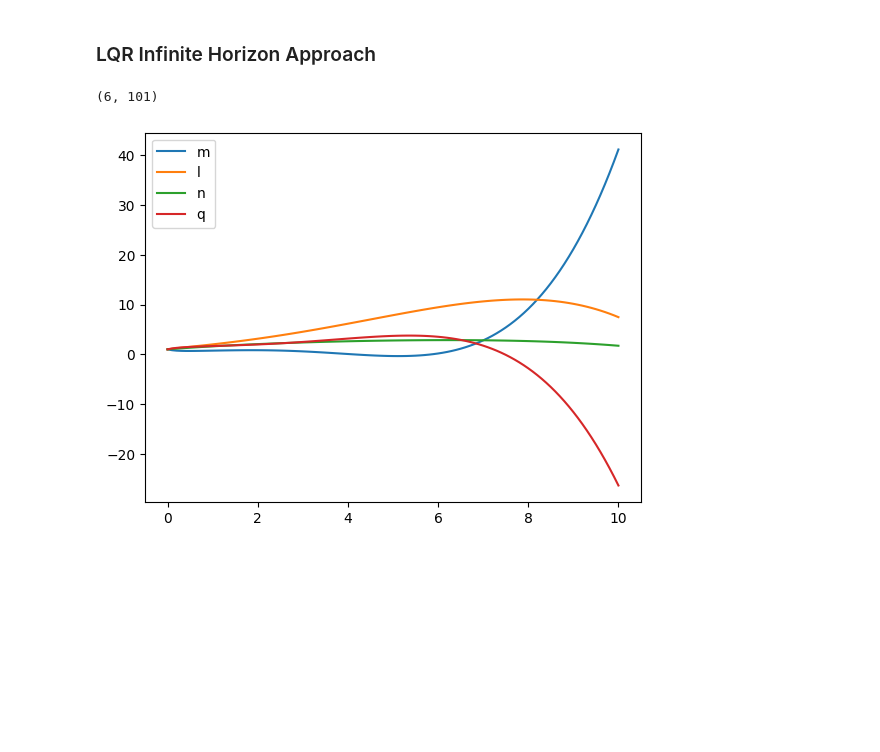
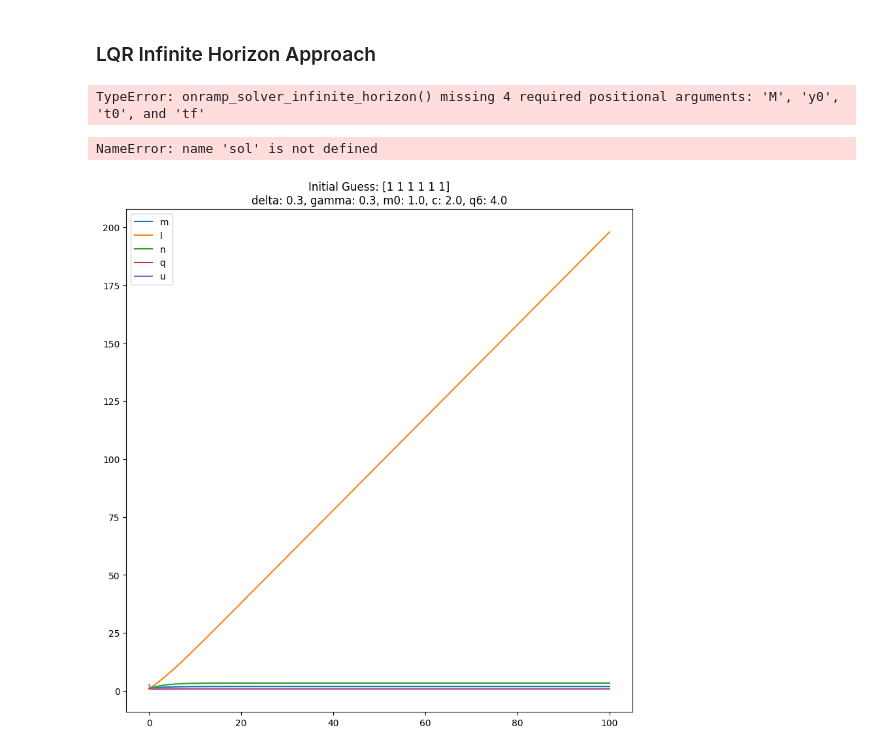
Before and after one commit to btrendler/v4_project_winter, a Jupyter notebook: brigg.ipynb, the cells around one changed output. Drawn from its saved outputs; the diff is of its cells as text; code cells hidden in the pictures; blank space fills up the shorter version.

```diff
--- a/brigg.ipynb
+++ b/brigg.ipynb
@@ -191,8 +191,8 @@ def onramp_solver_infinite_horizon(A, B, Q, R, M, y0, t0, tf):
         return (A - B @ R_inv @ B.T @ P) @ y
 
     # Solve the optimal state evolution
-    sol = solve_ivp(onramp_evolve, [0,1], y0, dense_output=True)
-    return sol
+    sol = solve_ivp(onramp_evolve, [t0,tf], y0, dense_output=True)
+    return sol, P
 # %%
 # Setup initial values and conditions for onramp
 delta, gamma, m0, c = 0.5, 0.3, 1.0, 4.0
@@ -207,7 +207,7 @@ sol = onramp_solver_infinite_horizon(A, B, Q, R)
 
 print(sol.sol(t_space).shape)
 # %% [output]
-(6, 101)
+TypeError: onramp_solver_infinite_horizon() missing 4 required positional arguments: 'M', 'y0', 't0', and 'tf'
 # %%
 plt.plot(t_space, sol.sol(t_space)[2], label="m")
 plt.plot(t_space, sol.sol(t_space)[3], label="l")
@@ -216,9 +216,9 @@ plt.plot(t_space, sol.sol(t_space)[5], label="q")
 plt.legend()
 plt.show()
 # %% [output]
-[figure, removed]
+NameError: name 'sol' is not defined
 # %%
-def multi_step_onramp_finite_horizon(A, B, Q, R, M, y0, tf, num_intervals=10):
+def multi_step_onramp_infinite_horizon(A, B, Q, R, M, y0, tf, num_intervals=10):
     R_inv = np.linalg.inv(R)
     y0 = np.array([1,1,1,1,1,1])
     n_count = 1001
@@ -235,4 +235,40 @@ def multi_step_onramp_finite_horizon(A, B, Q, R, M, y0, tf, num_intervals=10):
     for i in range(len(time_intervals)-1):
         t0, tf = time_intervals[i], time_intervals[i+1]
         t_space = np.linspace(t0, tf, n_count)
-        final_sol, p_sol = onramp_solver_infinite_horizon(A, B, Q, R, M, y0, t0, tf)
+        final_sol, P = onramp_solver_infinite_horizon(A, B, Q, R, M, y0, t0, tf)
+        i0, i1 = i*n_count, (i+1)*n_count
+
+        solution = final_sol.sol(t_space)
+        alpha[i0:i1], beta[i0:i1], m[i0:i1], l[i0:i1], n[i0:i1], q[i0:i1] = solution
+
+        for t in range(n_count):
+            u[i0+t] = (-R_inv @ B.T @ P @ solution[:,t].reshape(-1,1))[0][0]
+
+        y0 = solution[:,-1]
+
+    return alpha, beta, m, l, n, q, u,
+# %%
+delta, gamma, m0, c = .3, 0.3, 1.0, 2.0
+q1, q2, q3, q4, q5, q6 = 0.0, 0.0, 1.0, 0.0, 4.0, 4.0
+r, m = 1.0, 1.0
+n_count = 1001
+tf = 100
+num_intervals = 500
+y0 = np.array([1,1,1,1,1,1])
+t_space = np.linspace(0,tf,num_intervals*n_count)
+
+# Get LQR Matrices and Solve the Ricatti Equations for the state and costate
+A, B, Q, R, M = linearized_init(delta, gamma, m0, c, q1, q2, q3, q4, q5, q6, r, m)
+alpha, beta, m, l, n, q, u = multi_step_onramp_infinite_horizon(A, B, Q, R, M, y0, tf, num_intervals)
+
+plt.figure(figsize=(10,10))
+plt.plot(t_space, m, label=f"m")
+plt.plot(t_space, l, label=f"l")
+plt.plot(t_space, n, label=f"n")
+plt.plot(t_space, q, label=f"q")
+plt.plot(t_space, u, label=f"u")
+plt.title(f"Initial Guess: {y0}\ndelta: {delta}, gamma: {gamma}, m0: {m0}, c: {c}, q6: {q6}")
+plt.legend()
+plt.show()
+# %% [output]
+[figure, added]
```
Also changed, not shown: 3 other files.
